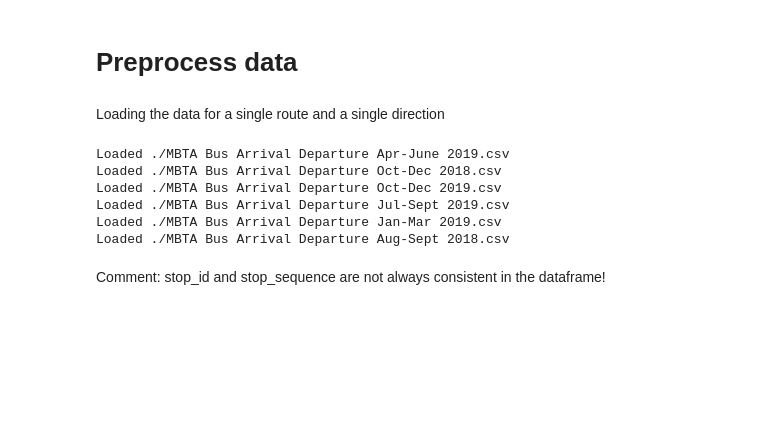
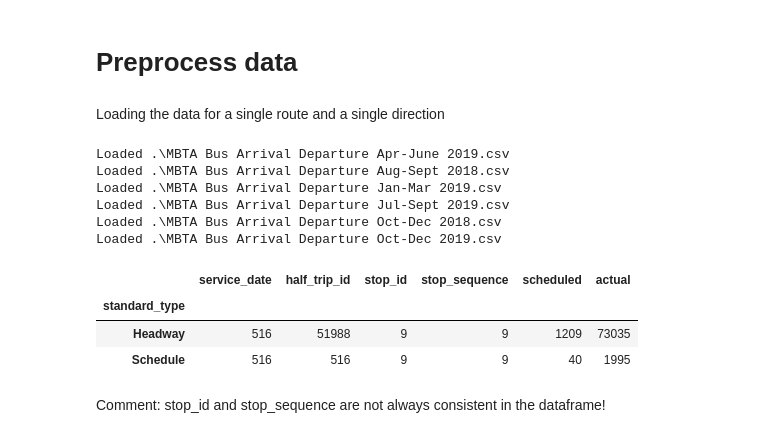
Before and after one commit to notAlex2/pgm-public-transit, a Jupyter notebook: Timeliness_Preprocessing.ipynb, the cells around one changed output. Cells and saved outputs as stored; diff of their text form; code cells hidden in the pictures; blank space fills up the shorter version.

```diff
--- a/Timeliness_Preprocessing.ipynb
+++ b/Timeliness_Preprocessing.ipynb
@@ -164,14 +155,22 @@ stops.sort_values('visits_per_stop', ascending=False).head(20)
 # %% [markdown]
 Loading the data for a single route and a single direction
 # %%
-target_columns = ["service_date", "half_trip_id", "stop_id", "stop_sequence", "scheduled", "actual"]
-target_rows = [('route_id', '01'),('direction', 'Inbound')]
+target_columns = ["service_date", "half_trip_id", "stop_id", "stop_sequence", "scheduled", "actual", "standard_type"]
+# target_rows = [('route_id', '01'), ('direction', 'Inbound'), ('standard_type', 'Schedule')]
+target_rows = [('route_id', '01'), ('direction', 'Inbound')]
 df3 = load_targets_from_csvs(target_columns, target_rows)
 # %% [output]
-Loaded ./MBTA Bus Arrival Departure Apr-June 2019.csv
-Loaded ./MBTA Bus Arrival Departure Oct-Dec 2018.csv
-Loaded ./MBTA Bus Arrival Departure Oct-Dec 2019.csv
-Loaded ./MBTA Bus Arrival Departure Jul-Sept 2019.csv
-Loaded ./MBTA Bus Arrival Departure Jan-Mar 2019.csv
-Loaded ./MBTA Bus Arrival Departure Aug-Sept 2018.csv
+Loaded .\MBTA Bus Arrival Departure Apr-June 2019.csv
+Loaded .\MBTA Bus Arrival Departure Aug-Sept 2018.csv
+Loaded .\MBTA Bus Arrival Departure Jan-Mar 2019.csv
+Loaded .\MBTA Bus Arrival Departure Jul-Sept 2019.csv
+Loaded .\MBTA Bus Arrival Departure Oct-Dec 2018.csv
+Loaded .\MBTA Bus Arrival Departure Oct-Dec 2019.csv
+# %%
+df3.groupby(['standard_type']).nunique()
+# %% [output]
+|  | service_date | half_trip_id | stop_id | stop_sequence | scheduled | actual |
+| standard_type |  |  |  |  |  |  |
+| Headway | 516 | 51988 | 9 | 9 | 1209 | 73035 |
+| Schedule | 516 | 516 | 9 | 9 | 40 | 1995 |
 # %%
```
Also changed, not shown: parts of 17 cells of this notebook.
